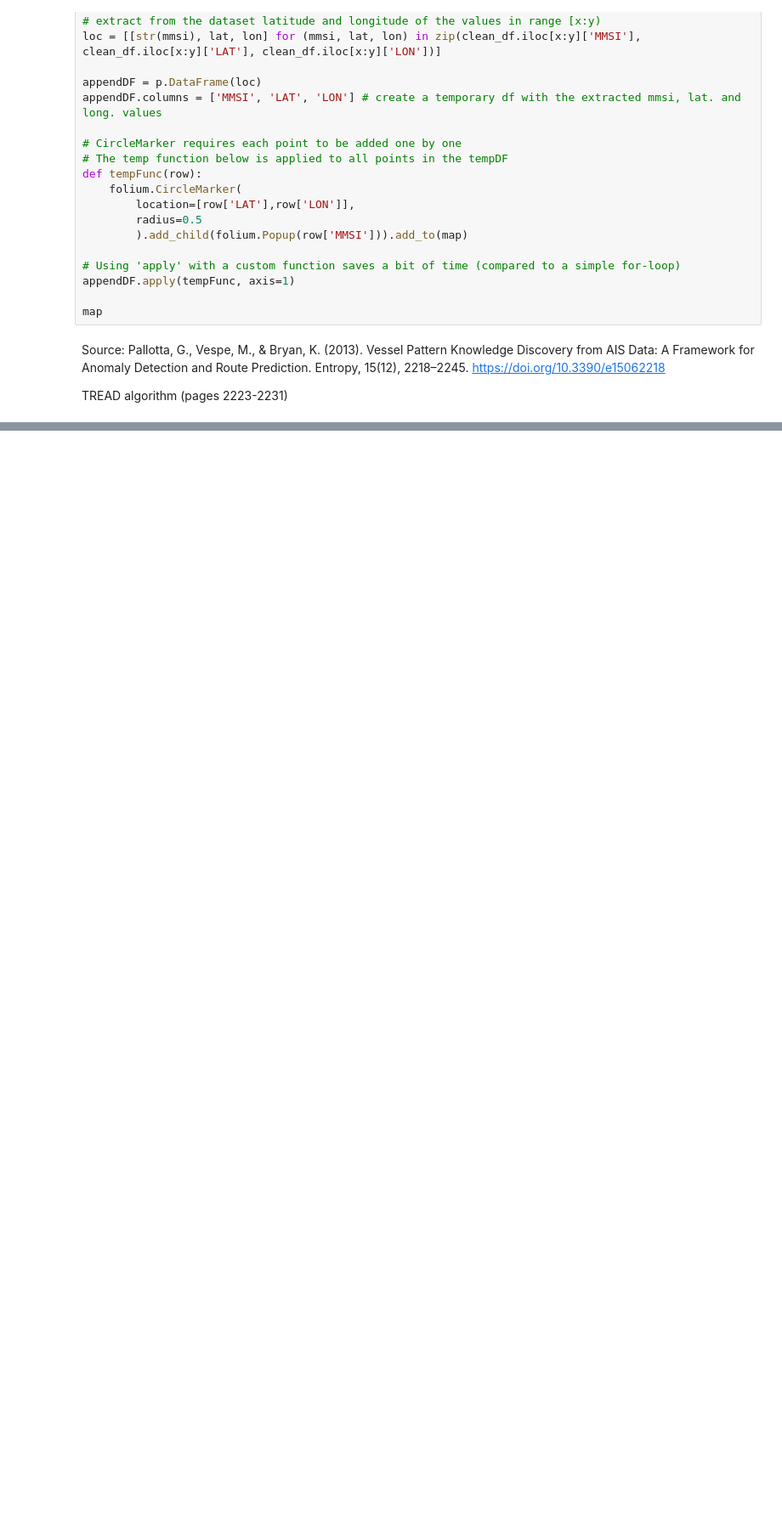
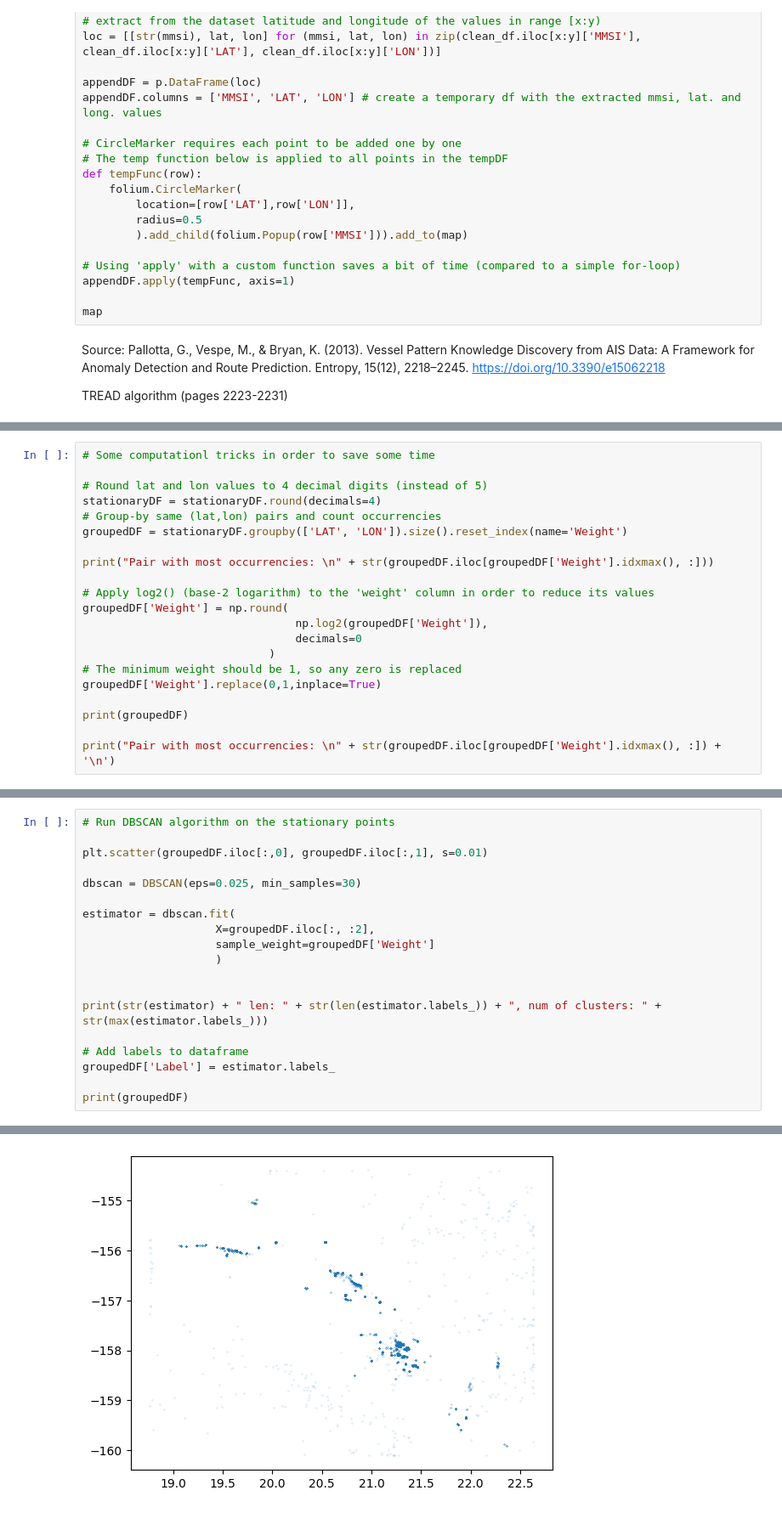
Before and after one commit to Accazeta/AIS_data_analysis, a Jupyter notebook: src/TREAD.ipynb, the cells around one changed output, grey strips where cells are left out. Shown at 85% size. Saved outputs shown, nothing was run; the diff lists cells and outputs as text; blank space fills up the shorter version.

```diff
--- a/src/TREAD.ipynb
+++ b/src/TREAD.ipynb
@@ -302,0 +324,21 @@ plt.plot(V_s[3]['SOG'].iloc[interval])
+# %%
+# Some computationl tricks in order to save some time
+
+# Round lat and lon values to 4 decimal digits (instead of 5)
+stationaryDF = stationaryDF.round(decimals=4)
+# Group-by same (lat,lon) pairs and count occurrencies
+groupedDF = stationaryDF.groupby(['LAT', 'LON']).size().reset_index(name='Weight')
+
+print("Pair with most occurrencies: \n" + str(groupedDF.iloc[groupedDF['Weight'].idxmax(), :]))
+
+# Apply log2() (base-2 logarithm) to the 'weight' column in order to reduce its values
+groupedDF['Weight'] = np.round(
+                                np.log2(groupedDF['Weight']),
+                                decimals=0
+                            )
+# The minimum weight should be 1, so any zero is replaced
+groupedDF['Weight'].replace(0,1,inplace=True)
+
+print(groupedDF)
+
+print("Pair with most occurrencies: \n" + str(groupedDF.iloc[groupedDF['Weight'].idxmax(), :]) + '\n')
@@ -302,0 +367,20 @@ plt.plot(V_s[3]['SOG'].iloc[interval])
+# %%
+# Run DBSCAN algorithm on the stationary points
+
+plt.scatter(groupedDF.iloc[:,0], groupedDF.iloc[:,1], s=0.01)
+
+dbscan = DBSCAN(eps=0.025, min_samples=30)
+
+estimator = dbscan.fit(
+                    X=groupedDF.iloc[:, :2],
+                    sample_weight=groupedDF['Weight']
+                    )
+
+
+print(str(estimator) + " len: " + str(len(estimator.labels_)) + ", num of clusters: " + str(max(estimator.labels_)))
+
+# Add labels to dataframe
+groupedDF['Label'] = estimator.labels_
+
+print(groupedDF)
+# %% [output]
@@ -302,0 +402 @@ plt.plot(V_s[3]['SOG'].iloc[interval])
+[figure, added]
```
Also changed, not shown: parts of 8 cells of this notebook, 1 other file.
